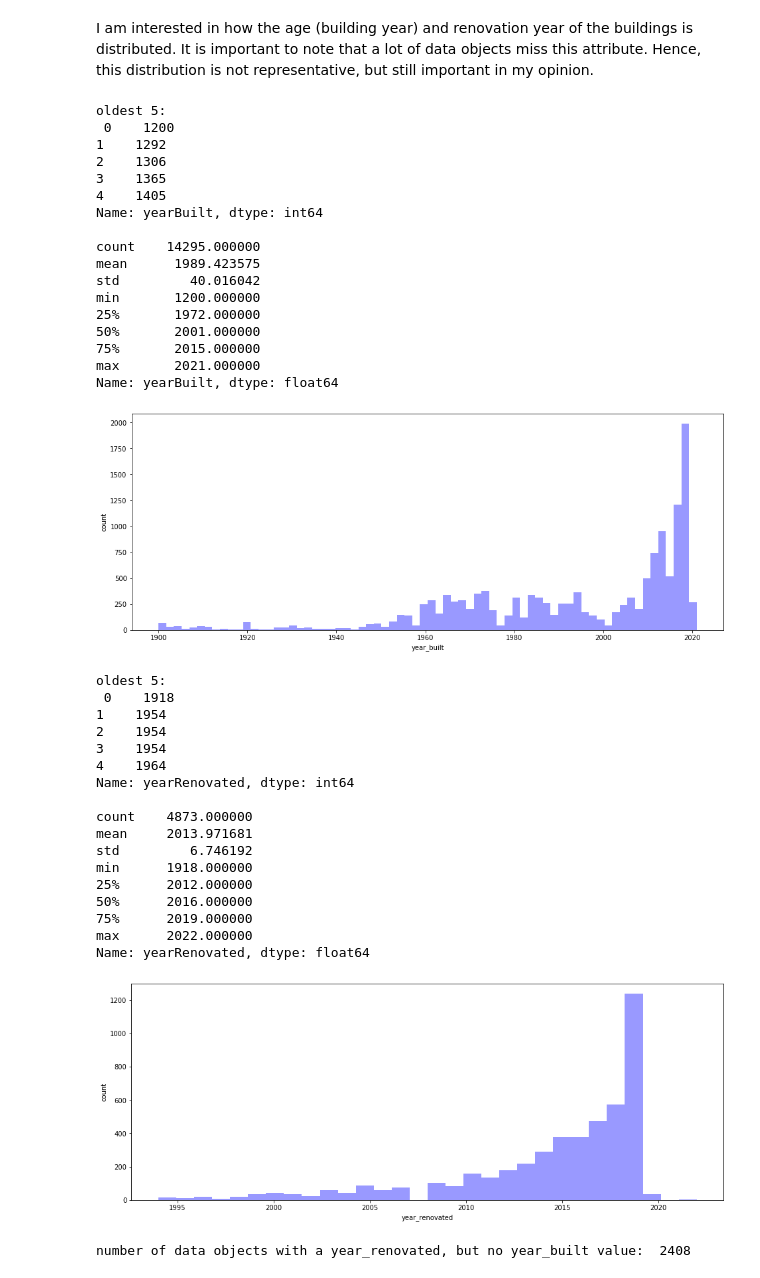
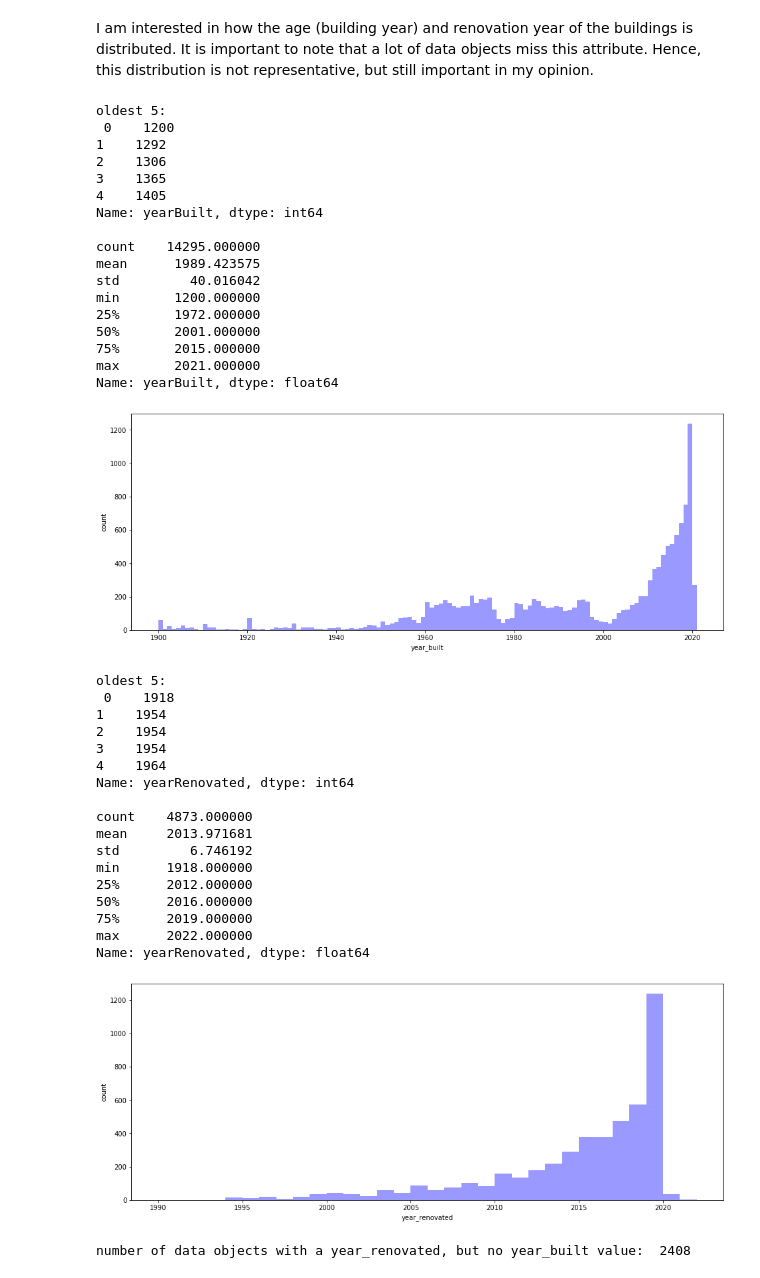
Before and after one commit to Lukas113/Rent_Prediction, a Jupyter notebook: data_analysis/analysis.ipynb, the cells around one changed output. Drawn from its saved outputs; the diff is of its cells as text; code cells hidden in the pictures.

```diff
--- a/data_analysis/analysis.ipynb
+++ b/data_analysis/analysis.ipynb
@@ -340,7 +359,7 @@ def year_distribution(frame, skip, bins, renovated = False):
     ax.set(xlabel = axis_label, ylabel = count)
     return frame_year.describe()
 
-built = year_distribution(df, skip = 2, bins = 70)
+built = year_distribution(df, skip = 2, bins = np.arange(1900, 2022))
 print(built, os.linesep)
 # %% [output]
 oldest 5:
@@ -360,29 +379,29 @@ min       1200.000000
 75%       2015.000000
 max       2021.000000
 Name: yearBuilt, dtype: float64
-[figure, old version]
+[figure, new version]
 # %%
-renovated = year_distribution(df, skip = 2, bins = 30, renovated = True)
+renovated = year_distribution(df, skip = 2, bins = np.arange(1990, 2023), renovated = True)
 print(renovated, os.linesep)
 # %% [output]
 oldest 5:
  0    1918
 1    1954
 2    1954
 3    1954
 4    1964
 Name: yearRenovated, dtype: int64
 
 count    4873.000000
 mean     2013.971681
 std         6.746192
 min      1918.000000
 25%      2012.000000
 50%      2016.000000
 75%      2019.000000
 max      2022.000000
 Name: yearRenovated, dtype: float64
-[figure, old version]
+[figure, new version]
 # %%
 def get_number_renovated_but_no_built(frame):
     df_year_built_renovated = df.loc[:, [frame.columns[10], frame.columns[11]]]
```
Also changed, not shown: parts of 24 cells of this notebook, 1 other file.
